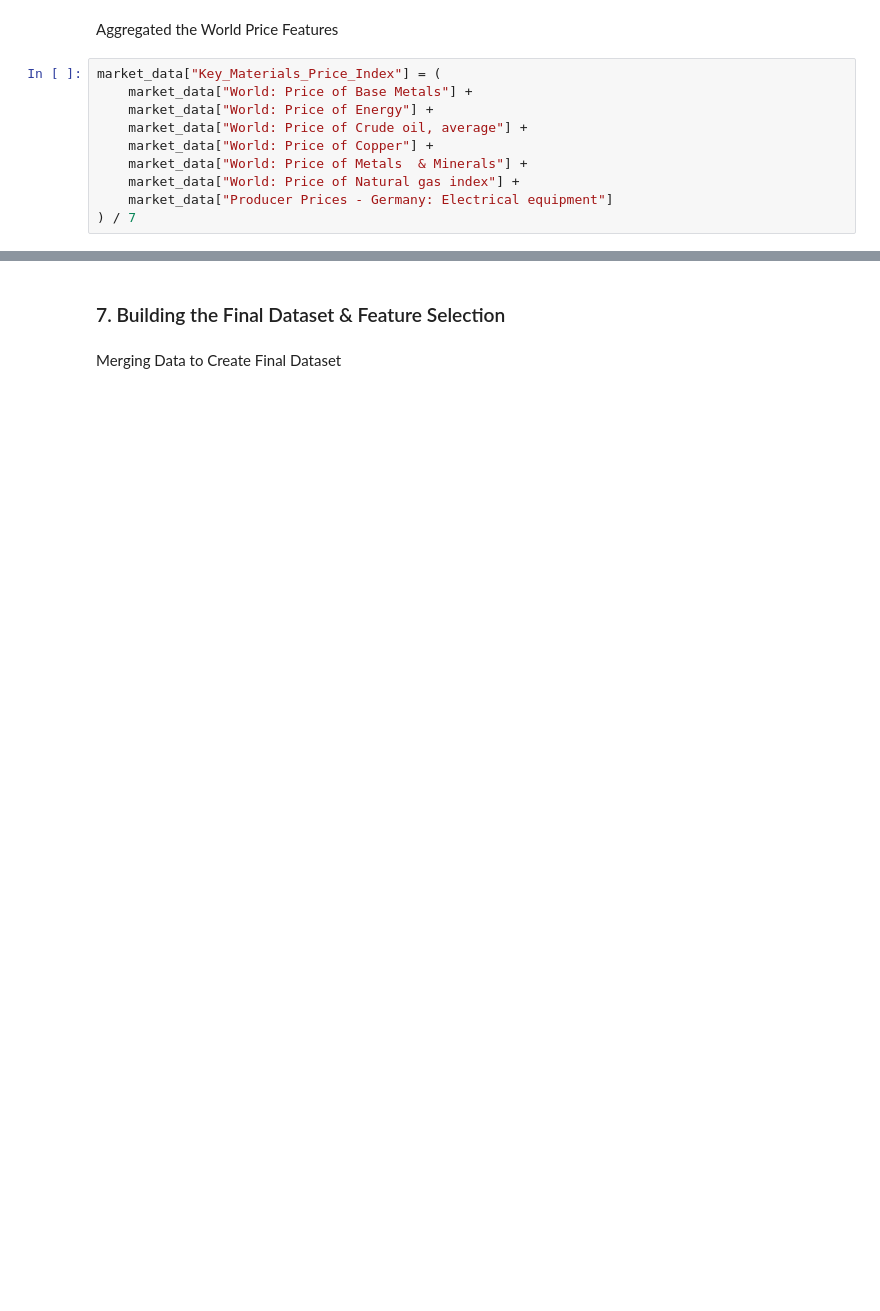
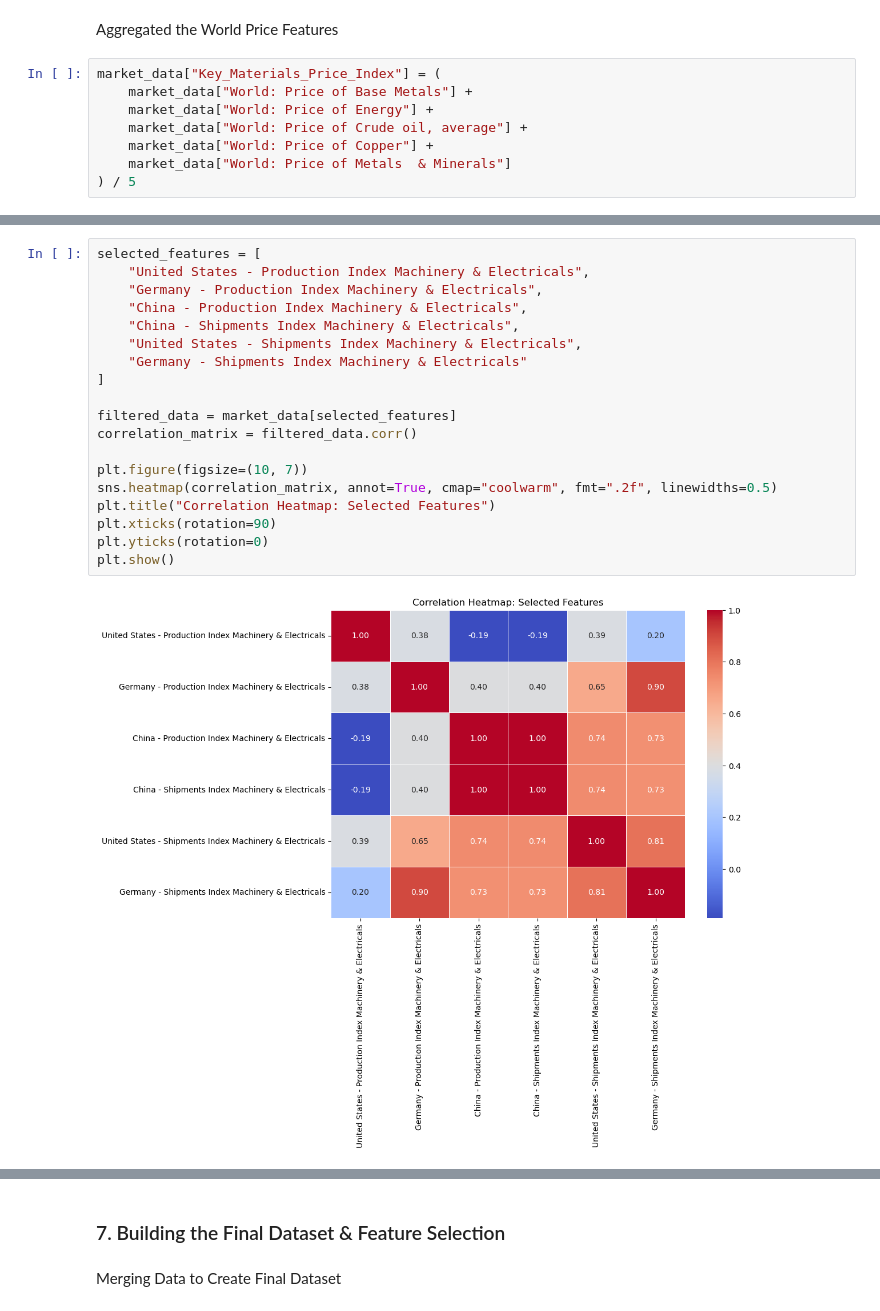
Before and after one commit to gugaaa1904/BC, a Jupyter notebook: Case 2.ipynb, the cells around one changed output, grey strips where cells are left out. Cells and saved outputs as stored; diff of their text form; blank space fills up the shorter version.

```diff
--- a/Case 2.ipynb
+++ b/Case 2.ipynb
@@ -477,7 +519,5 @@ market_data["Key_Materials_Price_Index"] = (
     market_data["World: Price of Energy"] +
     market_data["World: Price of Crude oil, average"] +
     market_data["World: Price of Copper"] +
-    market_data["World: Price of Metals  & Minerals"] +
-    market_data["World: Price of Natural gas index"] +
-    market_data["Producer Prices - Germany: Electrical equipment"]
-) / 7
+    market_data["World: Price of Metals  & Minerals"]
+) / 5
@@ -520,0 +524,21 @@ plt.show()
+# %%
+selected_features = [
+    "United States - Production Index Machinery & Electricals",
+    "Germany - Production Index Machinery & Electricals",
+    "China - Production Index Machinery & Electricals",
+    "China - Shipments Index Machinery & Electricals",
+    "United States - Shipments Index Machinery & Electricals",
+    "Germany - Shipments Index Machinery & Electricals"
+]
+
+filtered_data = market_data[selected_features]
+correlation_matrix = filtered_data.corr()
+
+plt.figure(figsize=(10, 7))
+sns.heatmap(correlation_matrix, annot=True, cmap="coolwarm", fmt=".2f", linewidths=0.5)
+plt.title("Correlation Heatmap: Selected Features")
+plt.xticks(rotation=90)
+plt.yticks(rotation=0)
+plt.show()
+# %% [output]
+[figure, added]
```
Also changed, not shown: parts of 25 cells of this notebook.
